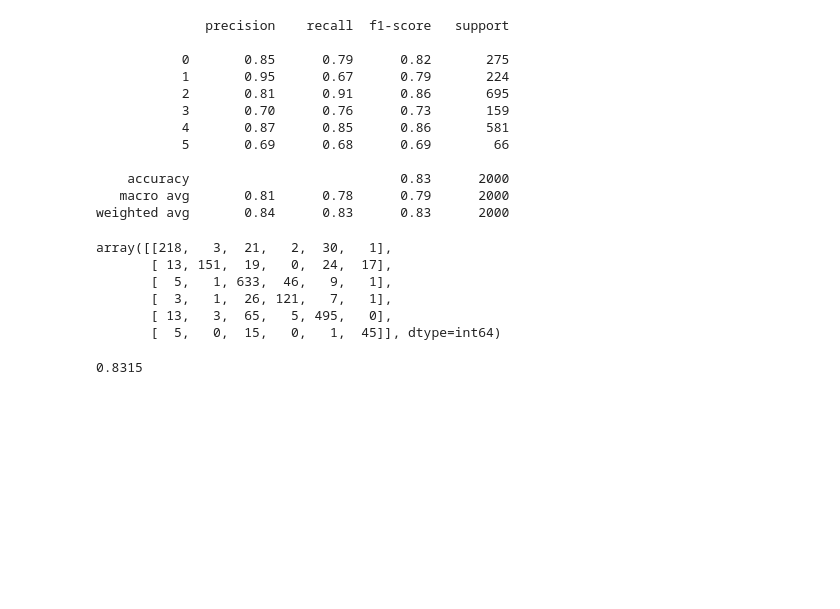
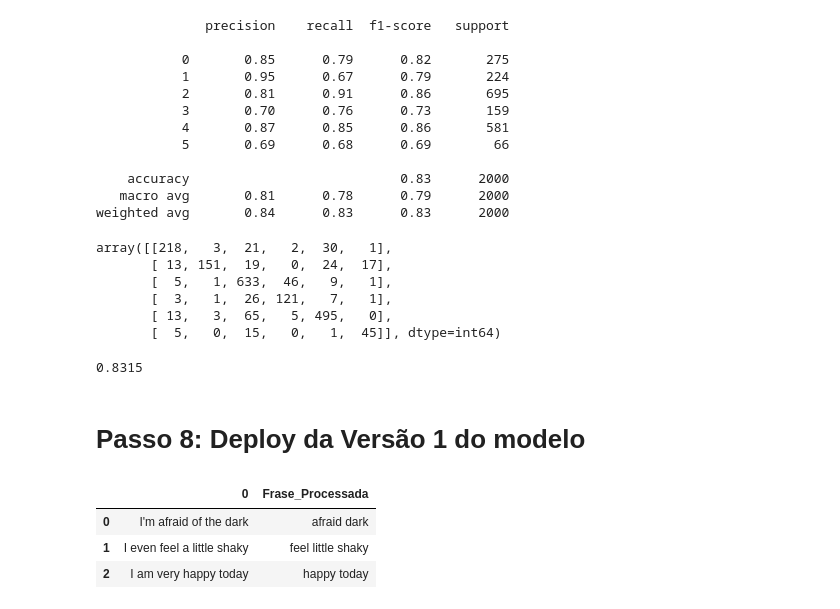
Before and after one commit to angelomedeiros/deep-learning-formacao-ia, a Jupyter notebook: cap7/Projeto2_Inicio_cap7.ipynb, the cells around one changed output. Saved outputs shown, nothing was run; the diff lists cells and outputs as text; code cells hidden in the pictures; blank space fills up the shorter version.

Commit message:
feat: Cap7 - Deploy da Versão 1 do model

```diff
--- a/cap7/Projeto2_Inicio_cap7.ipynb
+++ b/cap7/Projeto2_Inicio_cap7.ipynb
@@ -452,0 +456,2 @@ accuracy_score(y_teste_le, previsoes_v1_labels)
+# %% [markdown]
+# Passo 8: Deploy da Versão 1 do modelo
@@ -452,0 +461,20 @@ accuracy_score(y_teste_le, previsoes_v1_labels)
+# %%
+# Nova frase (sentimento medo [fear])
+frase1 = "I'm afraid of the dark"
+# Nova frase (sentimento medo [fear])
+frase2 = "I even feel a little shaky"
+# Nova frase (sentimento medo [happy])
+frase3 = "I am very happy today"
+# %%
+# Cria um dataframe com a nova frase
+df_novo = pd.DataFrame([frase1, frase2, frase3])
+# %%
+# Aplica a função de preprocessamento
+df_novo['Frase_Processada'] = df_novo[0].apply(preprocessamento_texto)
+# %%
+df_novo
+# %% [output]
+|  | 0 | Frase_Processada |
+| 0 | I'm afraid of the dark | afraid dark |
+| 1 | I even feel a little shaky | feel little shaky |
+| 2 | I am very happy today | happy today |
```
Also changed, not shown: parts of 10 cells of this notebook.
